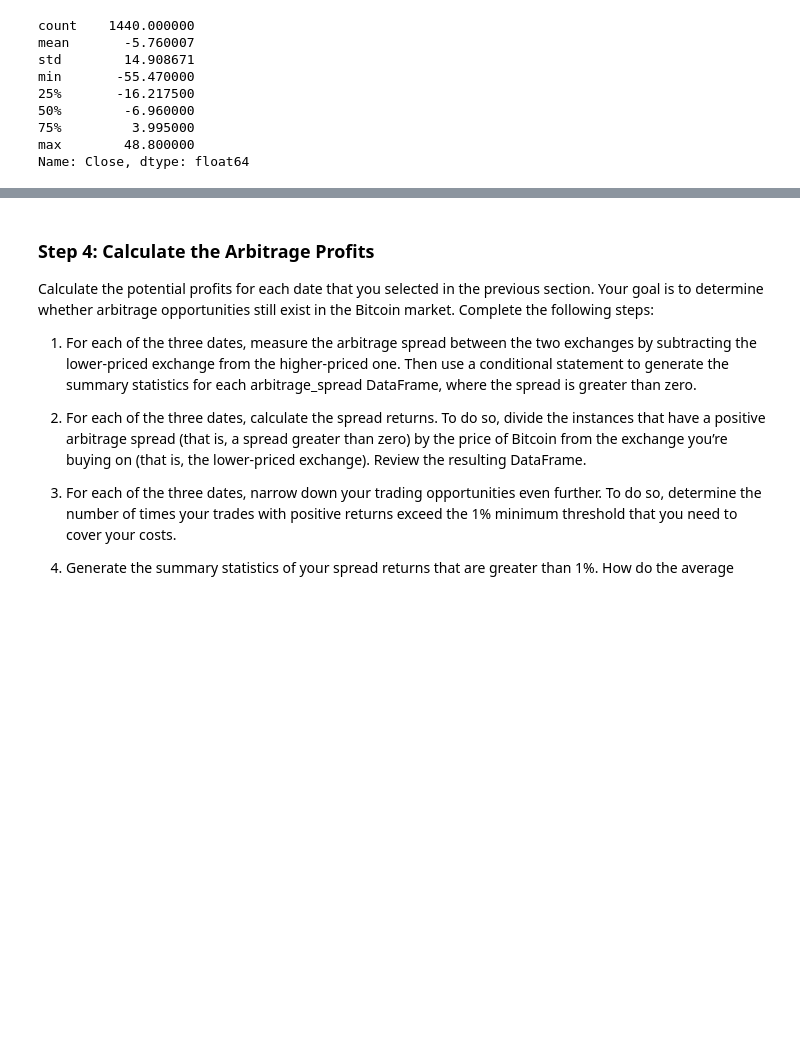
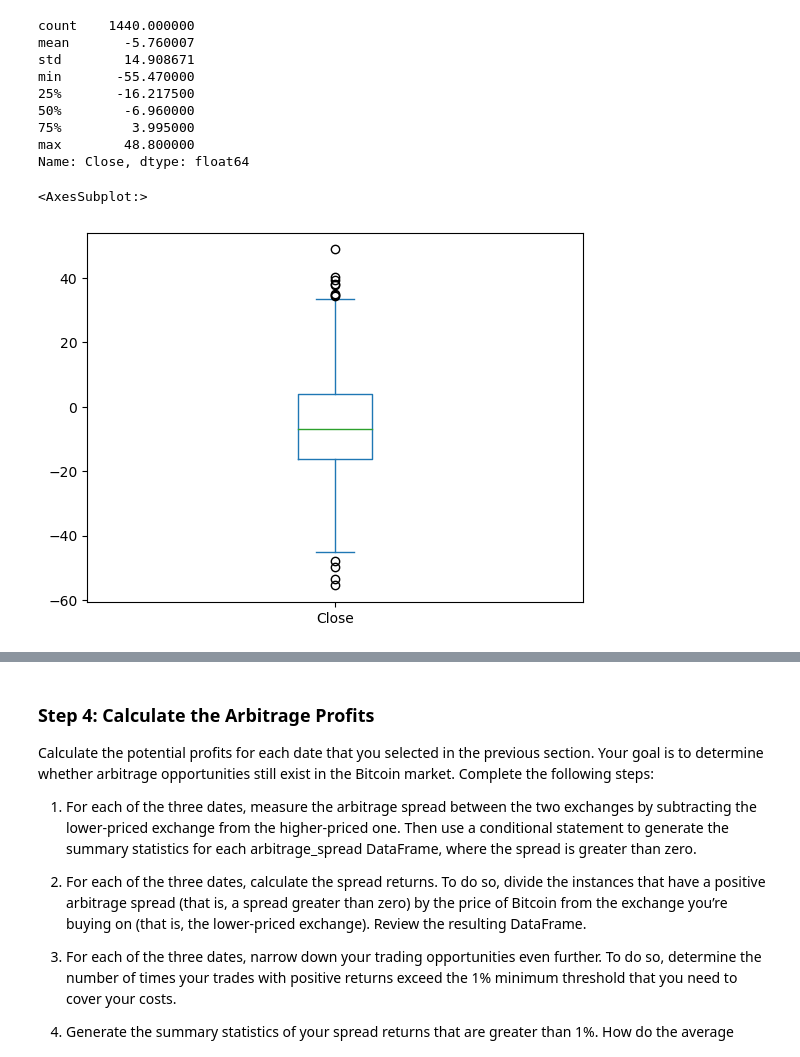
Before and after one commit to AndrewRBader/challenge-3, a Jupyter notebook: Starter_Code/crypto_arbitrage.ipynb, the cells around one changed output, grey strips where cells are left out. Cells and saved outputs as stored; diff of their text form; code cells hidden in the pictures; blank space fills up the shorter version.

```diff
--- a/Starter_Code/crypto_arbitrage.ipynb
+++ b/Starter_Code/crypto_arbitrage.ipynb
@@ -482,6 +486,12 @@ Name: Close, dtype: float64
 # %%
 # Visualize the arbitrage spread from the middle of the dataset in a box plot
 # YOUR CODE HERE
+
+# showing middle point arbitrage spread as a box plot
+arbitrage_spread_middle.plot(kind='box')
+# %% [output]
+<AxesSubplot:>
+[figure, added]
 # %%
 # Create an overlay plot that visualizes the two dataframes over a period of one day from late in the dataset.
 # Be sure that the plots include the parameters `legend`, `figsize`, `title`, `color` and `label`
```
Also changed, not shown: parts of 5 cells of this notebook.
